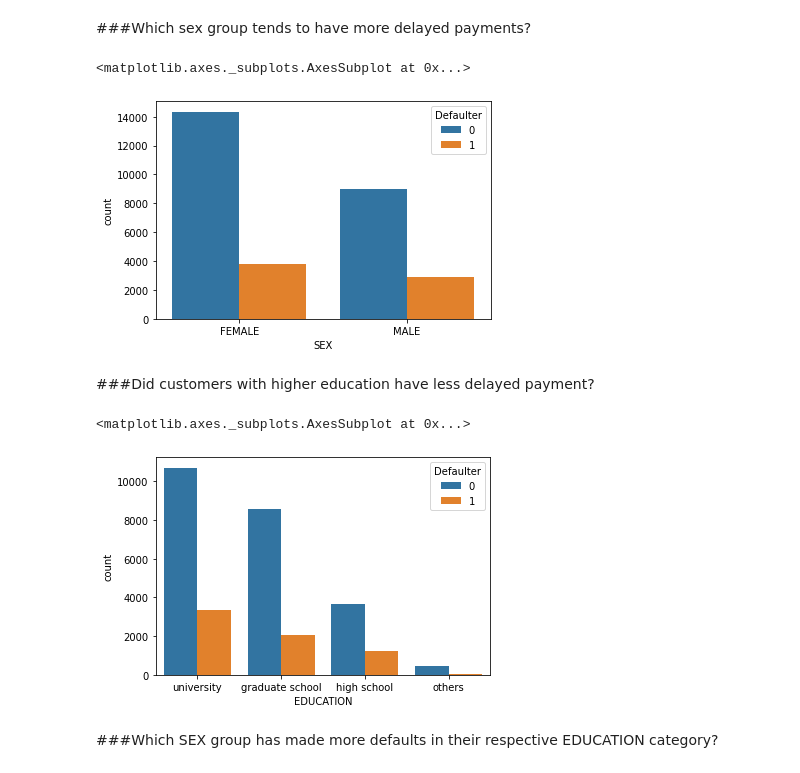
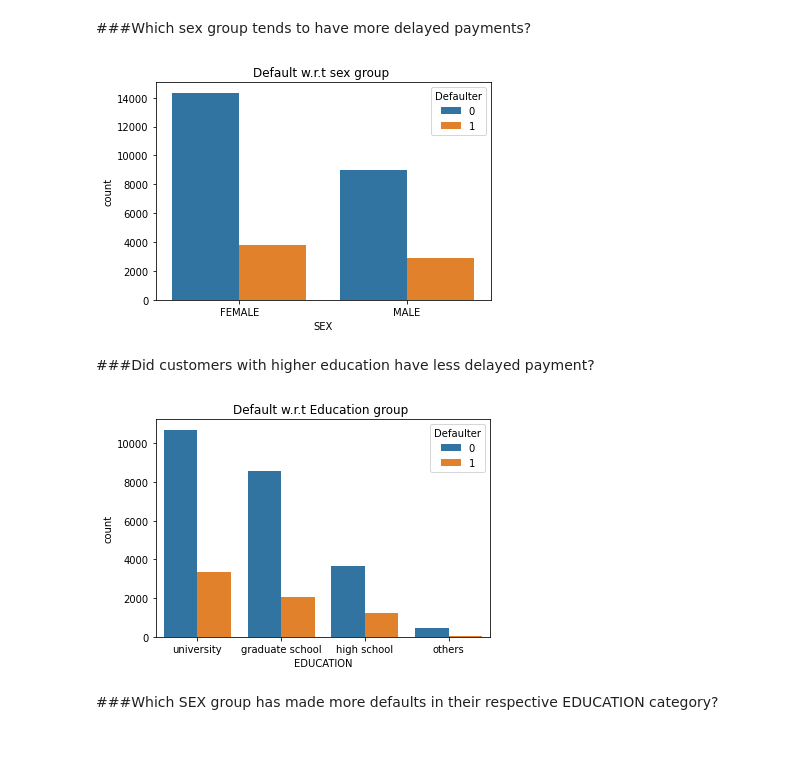
Before and after one commit to Aayushi-Sharma24/Credit_Card_Default_Prediction_Classification, a Jupyter notebook: Credit_Card_Default_Prediction_AS_Capstone_Project.ipynb, the cells around one changed output. Saved outputs shown, nothing was run; the diff lists cells and outputs as text; code cells hidden in the pictures; blank space fills up the shorter version.

```diff
--- a/Credit_Card_Default_Prediction_AS_Capstone_Project.ipynb
+++ b/Credit_Card_Default_Prediction_AS_Capstone_Project.ipynb
@@ -229,17 +228,19 @@ df_cat.replace({'SEX': {1 : 'MALE', 2 : 'FEMALE'},
 # %%
 #Plotting data using countplot
 sns.countplot(x='SEX',hue='Defaulter',data=df_cat)
+plt.title("Default w.r.t sex group ")
+plt.show()
 # %% [output]
-<matplotlib.axes._subplots.AxesSubplot at 0x...>
-[figure, old version]
+[figure, new version]
 # %% [markdown]
 ###Did customers with higher education have less delayed payment?
 # %%
 #Plotting data using countplot
 sns.countplot(x='EDUCATION',hue='Defaulter',data=df_cat)
+plt.title("Default w.r.t Education group ")
+plt.show()
 # %% [output]
-<matplotlib.axes._subplots.AxesSubplot at 0x...>
-[figure, old version]
+[figure, new version]
 # %% [markdown]
 ###Which SEX group has made more defaults in their respective EDUCATION category?
 # %%
```
Also changed, not shown: parts of 5 cells of this notebook.
